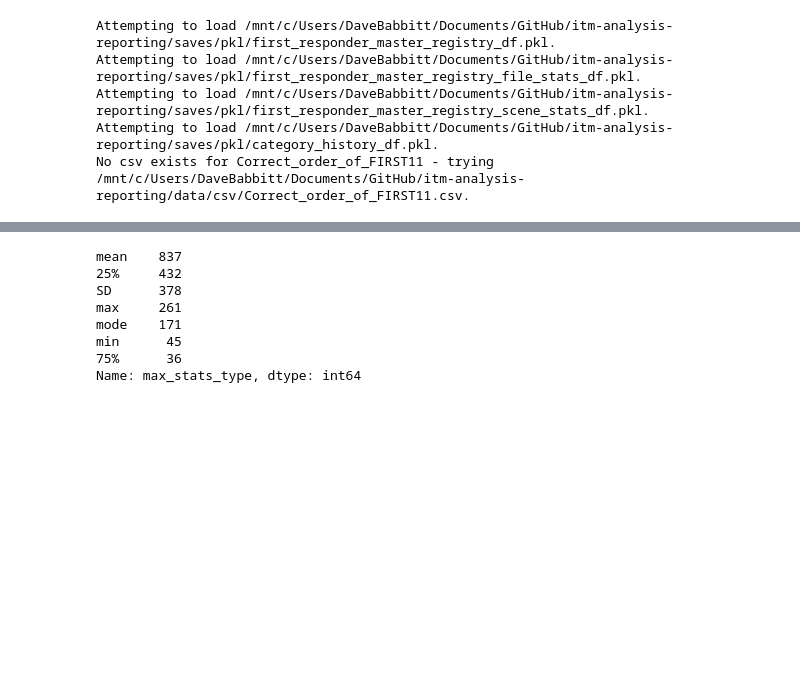
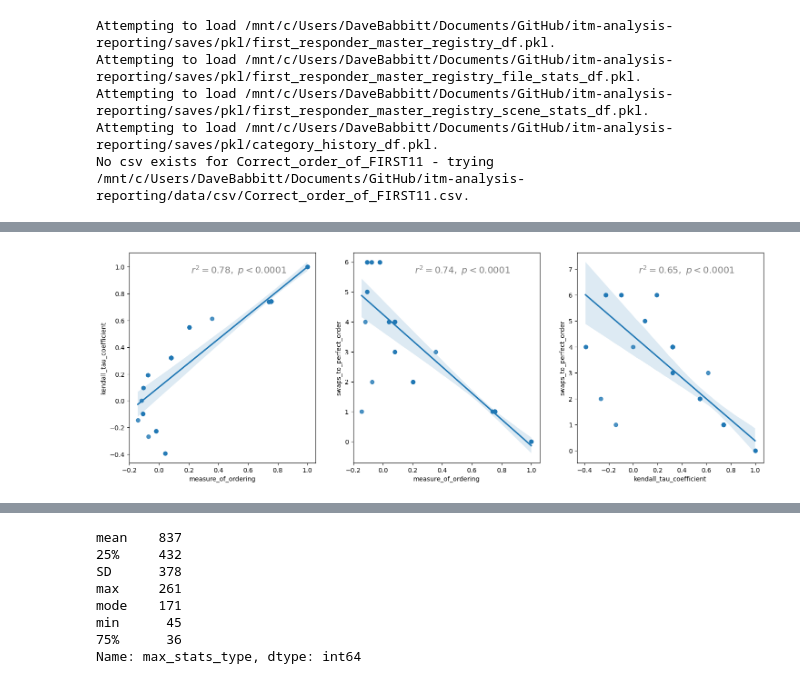
Before and after one commit to dbabbitt/itm-analysis-reporting-1, a Jupyter notebook: maintenance/Refactor Ideal Engagement Order.ipynb, the cells around one changed output, grey strips where cells are left out. Cells and saved outputs as stored; diff of their text form; code cells hidden in the pictures; blank space fills up the shorter version.

Commit message:
Patient Engagement Ordering

```diff
--- a/maintenance/Refactor Ideal Engagement Order.ipynb
+++ b/maintenance/Refactor Ideal Engagement Order.ipynb
@@ -47,14 +47,3 @@ Attempting to load /mnt/c/Users/DaveBabbitt/Documents/GitHub/itm-analysis-report
 Attempting to load /mnt/c/Users/DaveBabbitt/Documents/GitHub/itm-analysis-reporting/saves/pkl/first_responder_master_registry_scene_stats_df.pkl.
 Attempting to load /mnt/c/Users/DaveBabbitt/Documents/GitHub/itm-analysis-reporting/saves/pkl/category_history_df.pkl.
 No csv exists for Correct_order_of_FIRST11 - trying /mnt/c/Users/DaveBabbitt/Documents/GitHub/itm-analysis-reporting/data/csv/Correct_order_of_FIRST11.csv.
-# %%
-
-rows_list = []
-for (session_uuid, scene_id), scene_df in first11_df.groupby(fu.scene_groupby_columns):
-    row_dict = {cn: eval(cn) for cn in fu.scene_groupby_columns}
-    actual_sequence = Series([engagement_dict.get(engagement_tuple[0]) for engagement_tuple in fu.get_actual_engagement_order(scene_df)])
-    ideal_sequence = actual_sequence.sort_values(ascending=True)
-    measure_of_ordering = fu.get_measure_of_ordering(actual_sequence, ideal_sequence)
-    row_dict['measure_of_ordering'] = measure_of_ordering
-    rows_list.append(row_dict)
-measure_of_ordering_df = DataFrame(rows_list)
@@ -67,2 +139,17 @@ fu.get_measure_of_ordering(actual_sequence, distracted_sequence)
+# %%
+
+from itertools import combinations
+import seaborn as sns
+
+columns_list = ['measure_of_ordering', 'kendall_tau_coefficient', 'swaps_to_perfect_order']
+fig, axes = plt.subplots(nrows=1, ncols=3, figsize=(18, 6))
+for i, list_pair in enumerate(combinations(columns_list, 2)):
+    _ = sns.regplot(x=list_pair[0], y=list_pair[1], scatter=True, data=measure_of_ordering_df, ax=axes[i])
+
+    # Annotate r squared value
+    s_str = nu.get_r_squared_value_latex(measure_of_ordering_df[list_pair[0]], measure_of_ordering_df[list_pair[1]])
+    text_tuple = axes[i].text(0.33, 0.9, s_str, alpha=0.5, transform=axes[i].transAxes, fontsize='x-large')
+# %% [output]
+[figure, added]
 # %%
 
```
Also changed, not shown: parts of 7 cells of this notebook, 6 other files.
